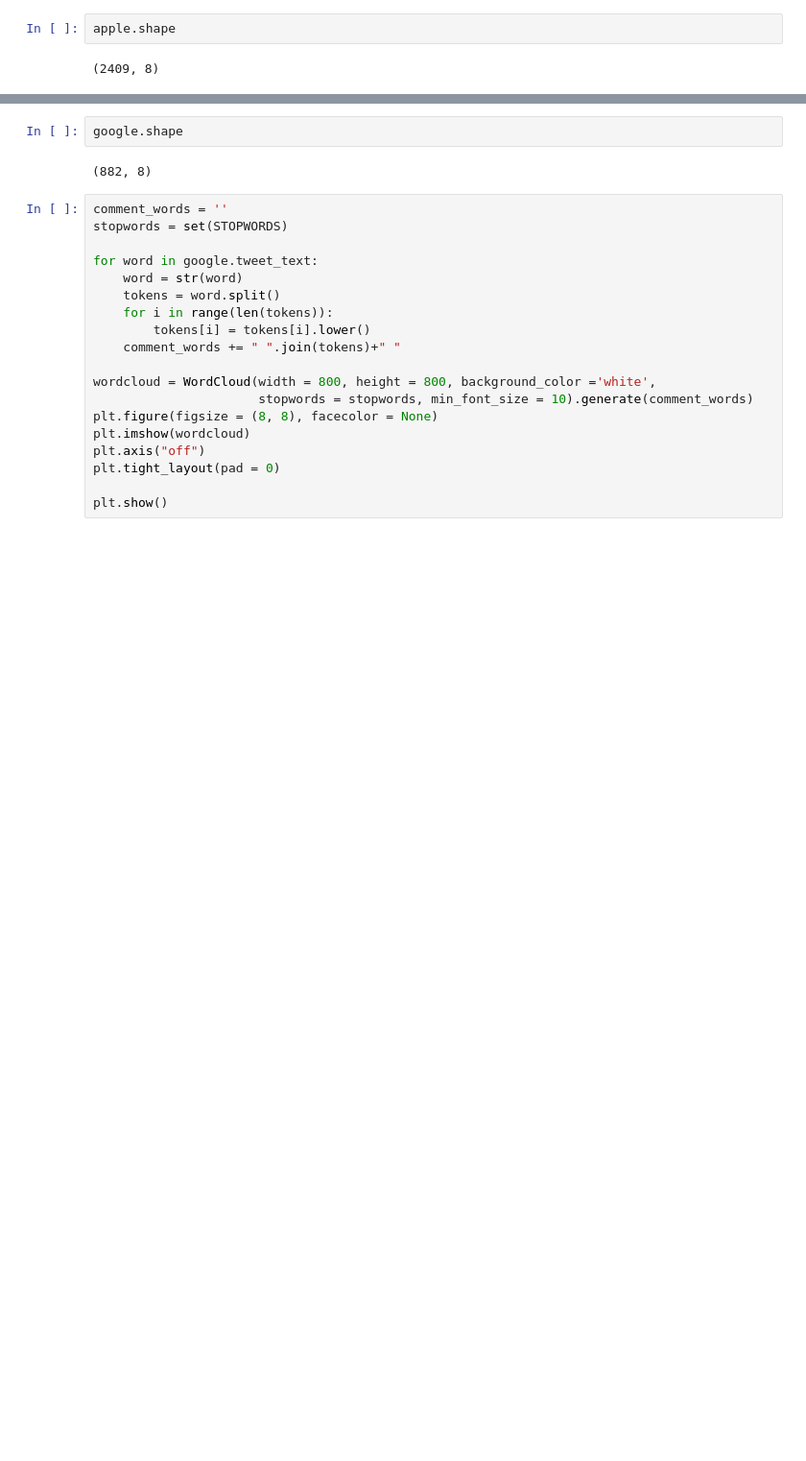
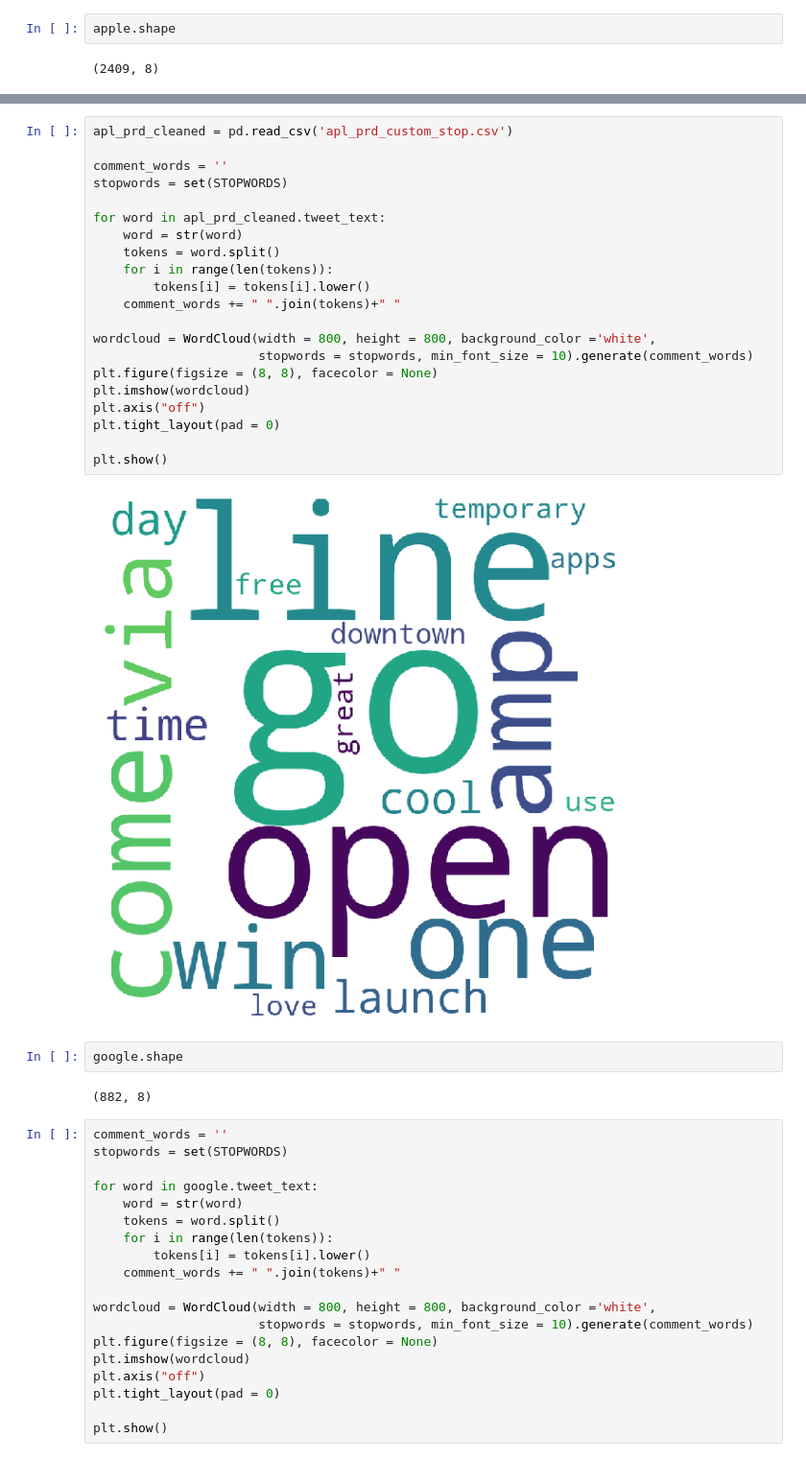
Before and after one commit to aspotter99/NLP---Twitter-Sentiment, a Jupyter notebook: notebooks/asp_notebooks/02_asp_explore.ipynb, the cells around one changed output, grey strips where cells are left out. Shown: that part at 96% size. Drawn from its saved outputs; the diff is of its cells as text; blank space fills up the shorter version.

```diff
--- a/notebooks/asp_notebooks/02_asp_explore.ipynb
+++ b/notebooks/asp_notebooks/02_asp_explore.ipynb
@@ -113,3 +103,26 @@ google.head()
+# %%
+apl_prd_cleaned = pd.read_csv('apl_prd_custom_stop.csv')
+
+comment_words = ''
+stopwords = set(STOPWORDS)
+
+for word in apl_prd_cleaned.tweet_text:
+    word = str(word)
+    tokens = word.split()
+    for i in range(len(tokens)):
+        tokens[i] = tokens[i].lower()
+    comment_words += " ".join(tokens)+" "
+
+wordcloud = WordCloud(width = 800, height = 800, background_color ='white',
+                      stopwords = stopwords, min_font_size = 10).generate(comment_words)
+plt.figure(figsize = (8, 8), facecolor = None)
+plt.imshow(wordcloud)
+plt.axis("off")
+plt.tight_layout(pad = 0)
+
+plt.show()
+# %% [output]
+[figure, added]
 # %%
 google.shape
 # %% [output]
```
Also changed, not shown: parts of 2 cells of this notebook, 3 other files.
